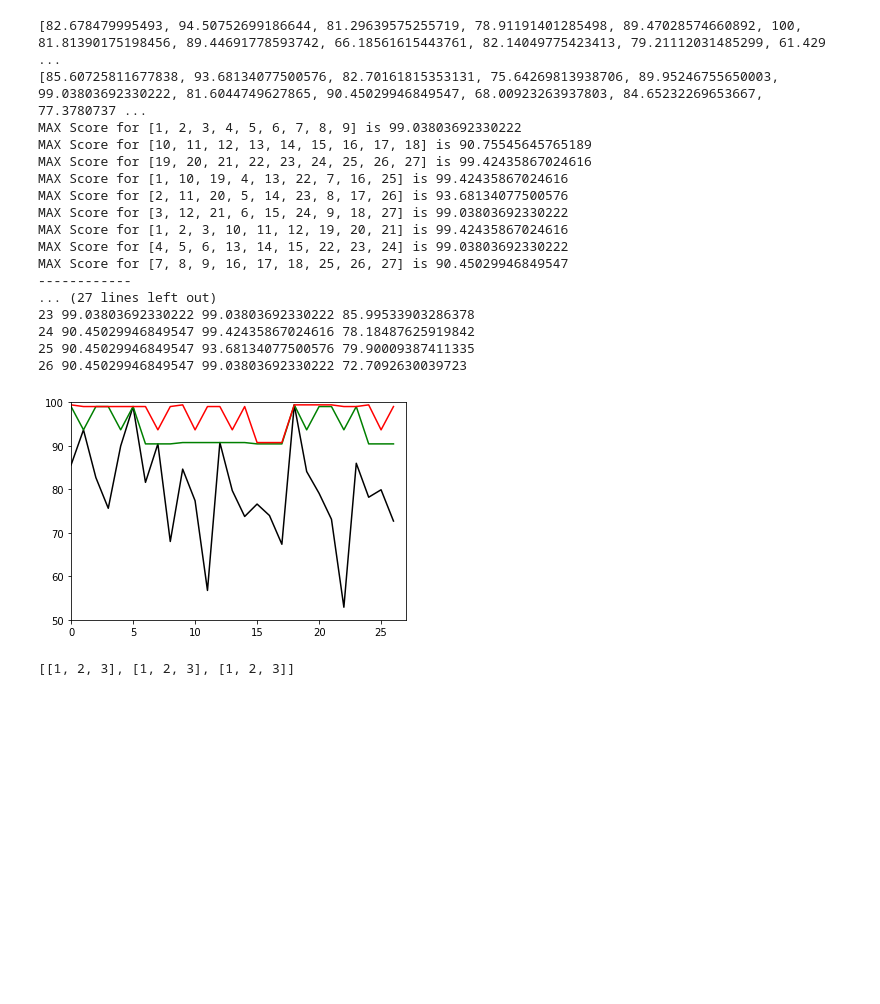
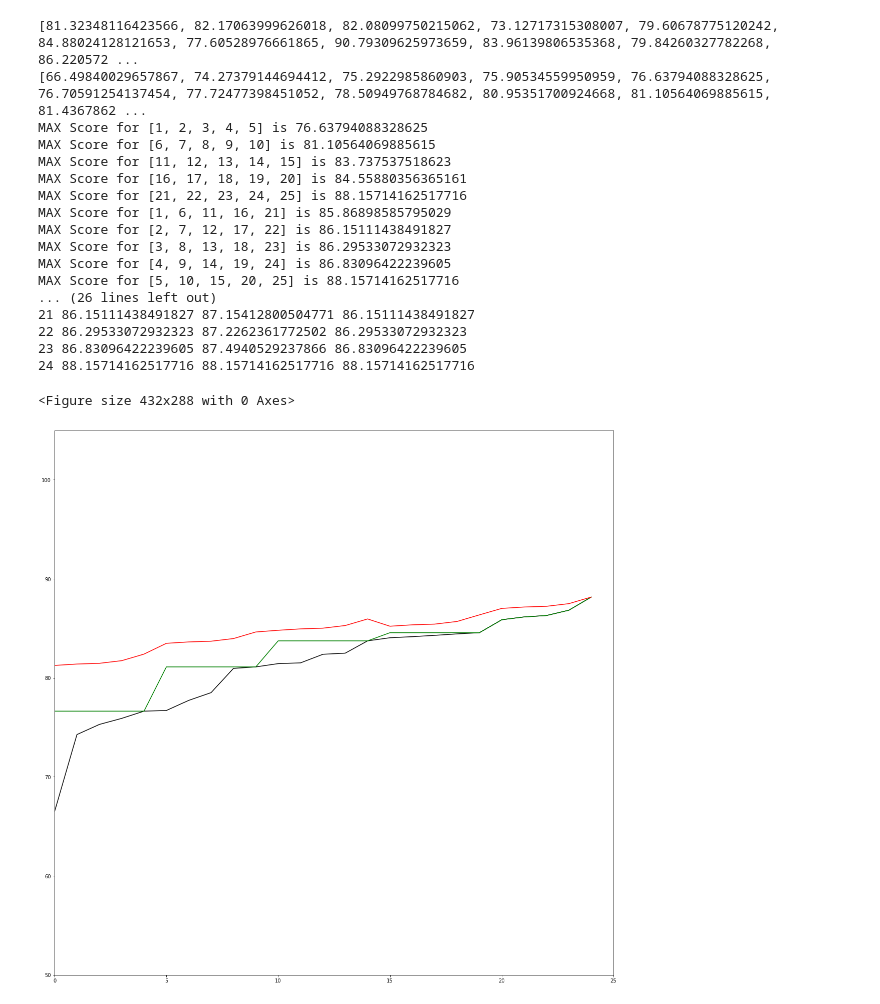
Before and after one commit to kootsoop/DSP.SE, a Jupyter notebook: Python/PooledTesting.ipynb, the cells around one changed output. Cells and saved outputs as stored; diff of their text form; code cells hidden in the pictures; blank space fills up the shorter version.

Commit message:
Updated pooled testing.

```diff
--- a/Python/PooledTesting.ipynb
+++ b/Python/PooledTesting.ipynb
@@ -5,7 +5,16 @@ import random
 import statistics
 
 
-N_students = 27
+# pools = [
+#     [1,2,3,4,5,6,7,8,9], [10,11,12,13,14,15,16,17,18],[19,20,21,22,23,24,25,26,27],
+#     [1,10,19,4,13,22,7,16,25],[2,11,20,5,14,23,8,17,26],[3,12,21,6,15,24,9,18,27],
+#     [1,2,3,10,11,12,19,20,21],[4,5,6,13,14,15,22,23,24],[7,8,9,16,17,18,25,26,27]]
+
+pools = [[1,2,3,4,5], [6,7,8,9,10], [11,12,13,14,15], [16,17,18,19,20], [21,22,23,24,25],
+         [1,6,11,16,21], [2,7,12,17,22], [3,8,13,18,23], [4,9,14,19,24], [5,10,15,20,25]]
+
+
+N_students = 25 # 27 for other pools option
 average_grade = 80
 grade_standard_deviation = 10
 individual_student_standard_deviation = 3
@@ -20,15 +29,11 @@ for idx in arange(N_students):
 print(student_averages)
 
 
-pools = [
-    [1,2,3,4,5,6,7,8,9], [10,11,12,13,14,15,16,17,18],[19,20,21,22,23,24,25,26,27],
-    [1,10,19,4,13,22,7,16,25],[2,11,20,5,14,23,8,17,26],[3,12,21,6,15,24,9,18,27],
-    [1,2,3,10,11,12,19,20,21],[4,5,6,13,14,15,22,23,24],[7,8,9,16,17,18,25,26,27]]
-
-
 student_scores = []
 for idx in arange(N_students):
     student_scores.append(min(100,random.gauss(student_averages[idx], individual_student_standard_deviation)))
+
+student_scores.sort()
 
 print(student_scores)
 pool_scores = []
@@ -43,60 +48,53 @@ for pool_index in arange(len(pools)):
 
 min_pooled_scores = [1000]*N_students
 median_pooled_scores = [[] for _ in range(N_students)]
 
 print('------------')
 print(median_pooled_scores)
 print('------------')
 for pool_index in arange(len(pools)):
     pool = pools[pool_index]
     for student_number in pool: #pool
         if (min_pooled_scores[student_number-1] > pool_scores[pool_index]):
             min_pooled_scores[student_number-1] = pool_scores[pool_index]
 
         median_pooled_scores[student_number-1].append(pool_scores[pool_index])
 
 print(median_pooled_scores)
 print('------------')
 median_scores = [0]*N_students
 for idx in arange(len(min_pooled_scores)):
     print(str(idx) + ' '  + str(min_pooled_scores[idx]) + ' ' + str(statistics.median(median_pooled_scores[idx])) + ' ' + str(student_scores[idx]))
     median_scores[idx] = statistics.median(median_pooled_scores[idx])
 
 
 plt.figure(1)
+plt.figure(figsize=(20,20))
 plt.plot(student_scores, 'k', label='Individual Scheme')
 plt.plot(min_pooled_scores, 'g', label='Minimum Pooled Scheme')
 plt.plot(median_scores, 'r', label='Median Pooled Scheme')
 
-plt.ylim(50, 100)
-plt.xlim(0, 27)
+plt.ylim(50, 105)
+plt.xlim(0, N_students)
 
-plt.savefig('/Users/kootsoop/Pictures/Pooled-Marking-Schemes.png')
+plt.savefig('/Users/kootsoop/Pictures/Pooled-Marking-Schemes-N=' + str(len(pools[0])) + '.png')
 # %% [output]
-[82.678479995493, 94.50752699186644, 81.29639575255719, 78.91191401285498, 89.47028574660892, 100, 81.81390175198456, 89.44691778593742, 66.18561615443761, 82.14049775423413, 79.21112031485299, 61.429 ...
-[85.60725811677838, 93.68134077500576, 82.70161815353131, 75.64269813938706, 89.95246755650003, 99.03803692330222, 81.6044749627865, 90.45029946849547, 68.00923263937803, 84.65232269653667, 77.3780737 ...
-MAX Score for [1, 2, 3, 4, 5, 6, 7, 8, 9] is 99.03803692330222
-MAX Score for [10, 11, 12, 13, 14, 15, 16, 17, 18] is 90.75545645765189
-MAX Score for [19, 20, 21, 22, 23, 24, 25, 26, 27] is 99.42435867024616
-MAX Score for [1, 10, 19, 4, 13, 22, 7, 16, 25] is 99.42435867024616
-MAX Score for [2, 11, 20, 5, 14, 23, 8, 17, 26] is 93.68134077500576
-MAX Score for [3, 12, 21, 6, 15, 24, 9, 18, 27] is 99.03803692330222
-MAX Score for [1, 2, 3, 10, 11, 12, 19, 20, 21] is 99.42435867024616
-MAX Score for [4, 5, 6, 13, 14, 15, 22, 23, 24] is 99.03803692330222
-MAX Score for [7, 8, 9, 16, 17, 18, 25, 26, 27] is 90.45029946849547
-------------
-... (27 lines left out)
-23 99.03803692330222 99.03803692330222 85.99533903286378
-24 90.45029946849547 99.42435867024616 78.18487625919842
-25 90.45029946849547 93.68134077500576 79.90009387411335
-26 90.45029946849547 99.03803692330222 72.7092630039723
+[81.32348116423566, 82.17063999626018, 82.08099750215062, 73.12717315308007, 79.60678775120242, 84.88024128121653, 77.60528976661865, 90.79309625973659, 83.96139806535368, 79.84260327782268, 86.220572 ...
+[66.49840029657867, 74.27379144694412, 75.2922985860903, 75.90534559950959, 76.63794088328625, 76.70591254137454, 77.72477398451052, 78.50949768784682, 80.95351700924668, 81.10564069885615, 81.4367862 ...
+MAX Score for [1, 2, 3, 4, 5] is 76.63794088328625
+MAX Score for [6, 7, 8, 9, 10] is 81.10564069885615
+MAX Score for [11, 12, 13, 14, 15] is 83.737537518623
+MAX Score for [16, 17, 18, 19, 20] is 84.55880356365161
+MAX Score for [21, 22, 23, 24, 25] is 88.15714162517716
+MAX Score for [1, 6, 11, 16, 21] is 85.86898585795029
+MAX Score for [2, 7, 12, 17, 22] is 86.15111438491827
+MAX Score for [3, 8, 13, 18, 23] is 86.29533072932323
+MAX Score for [4, 9, 14, 19, 24] is 86.83096422239605
+MAX Score for [5, 10, 15, 20, 25] is 88.15714162517716
+... (26 lines left out)
+21 86.15111438491827 87.15412800504771 86.15111438491827
+22 86.29533072932323 87.2262361772502 86.29533072932323
+23 86.83096422239605 87.4940529237866 86.83096422239605
+24 88.15714162517716 88.15714162517716 88.15714162517716
+<Figure size 432x288 with 0 Axes>
-[figure, old version]
+[figure, new version]
-# %%
-that_list = [1,2,3]
-my_list = [[]] * 3
-my_list[0].append(that_list[0])
-my_list[1].append(that_list[1])
-my_list[2].append(that_list[2])
-print(my_list)
-# %% [output]
-[[1, 2, 3], [1, 2, 3], [1, 2, 3]]
```
